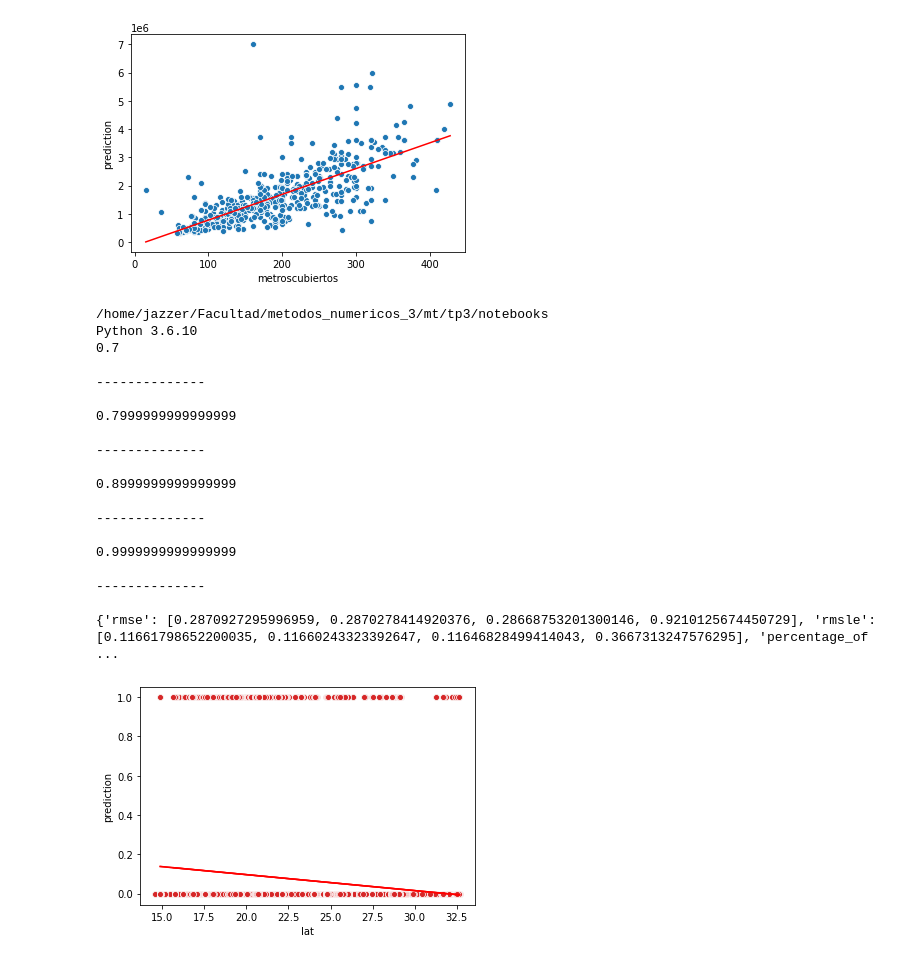
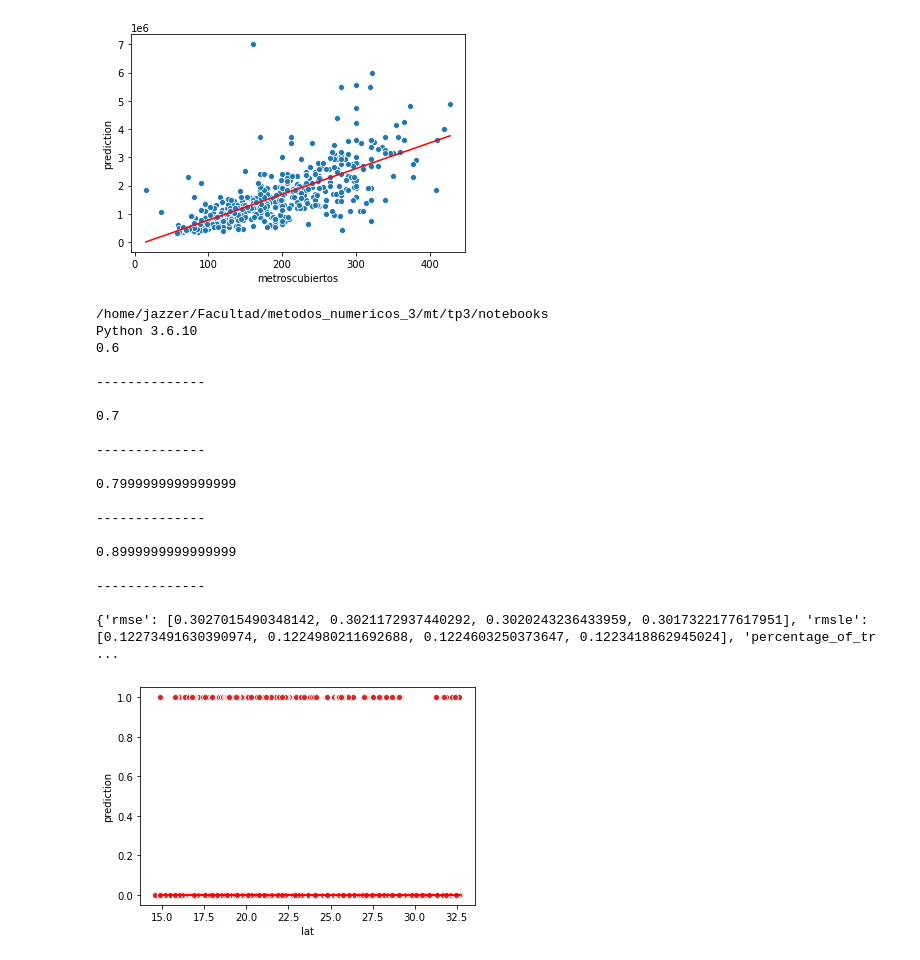
Before and after one commit to wgbusch/mt, a Jupyter notebook: tp3/notebooks/PrediccionPrecios.ipynb, the cells around one changed output. Drawn from its saved outputs; the diff is of its cells as text; code cells hidden in the pictures.

```diff
--- a/tp3/notebooks/PrediccionPrecios.ipynb
+++ b/tp3/notebooks/PrediccionPrecios.ipynb
@@ -109,6 +109,7 @@ def experiment(percentage_of_training_cases,
         df = df[df[var].notna()]
 
     df_prediction = df[TOTAL_TRAIN_CASES:].copy()
+    df_constant = df[TOTAL_TRAIN_CASES:].copy()
     df = df[:TOTAL_TRAIN_CASES]
 
 #     print('length df: '+ str(len(df)))
@@ -129,15 +130,16 @@ def experiment(percentage_of_training_cases,
     linear_regressor = metnum.LinearRegression()
     linear_regressor.fit(x_train, y_train)
     df_prediction['prediction'] = linear_regressor.predict(x_predict)
+    df_constant['prediction'] = [0]*len(df_constant.index)
 
-    rmse, rmsle = calculate_metrics(variable_to_predict, df_prediction)
+    rmse, rmsle = calculate_metrics(variable_to_predict, df_constant)
     data['rmse'].append(rmse)
     data['rmsle'].append(rmsle)
     data['percentage_of_train_cases'].append(percentage_of_training_cases)
 
     if(len(variables_to_study)==1):
         sns.scatterplot(data=df, x=variables_to_study[0], y=variable_to_predict)
-        sns.lineplot(data=df_prediction, x=variables_to_study[0], y='prediction', color='red')
+        sns.lineplot(data=df_constant, x=variables_to_study[0], y='prediction', color='red')
     elif(len(variables_to_study)==2):
         fig = plt.figure(figsize=(20,10))
         ax = fig.gca(projection='3d')
@@ -165,37 +167,39 @@ df = df[df['lat']>14]
 d = {'rmse' : [], 'rmsle' : [], 'percentage_of_train_cases' : []}
 
 folder='./test_{}'.format(int(time.time()))
 
 os.mkdir(folder)
 
-for i in np.arange(0.7, 1.0, 0.1):
+# experiment(0.85, 'piscina', ['lat'], 666, df, d)
+
+for i in np.arange(0.6, 1.0, 0.1):
     print(i)
     df_prediction = experiment(i, 'piscina', ['lat'], 666, df, d)
     df_prediction.to_csv(folder+'/prediction'+'_'+str(i)+'.csv', encoding='utf-8', index=False)
     print('\n--------------\n')
 
 print(d)
 
 (pd.DataFrame(data=d)
    .to_csv(folder+'/error.csv', encoding='utf-', index=False))
 # %% [output]
 /home/jazzer/Facultad/metodos_numericos_3/mt/tp3/notebooks
 Python 3.6.10
+0.6
+
+--------------
+
 0.7
 
 --------------
 
 0.7999999999999999
 
 --------------
 
 0.8999999999999999
 
 --------------
 
-0.9999999999999999
-
---------------
-
-{'rmse': [0.2870927295996959, 0.2870278414920376, 0.28668753201300146, 0.9210125674450729], 'rmsle': [0.11661798652200035, 0.11660243323392647, 0.11646828499414043, 0.3667313247576295], 'percentage_of ...
+{'rmse': [0.3027015490348142, 0.3021172937440292, 0.3020243236433959, 0.3017322177617951], 'rmsle': [0.12273491630390974, 0.1224980211692688, 0.1224603250373647, 0.1223418862945024], 'percentage_of_tr ...
-[figure, old version]
+[figure, new version]
```
Also changed, not shown: parts of 8 cells of this notebook.
